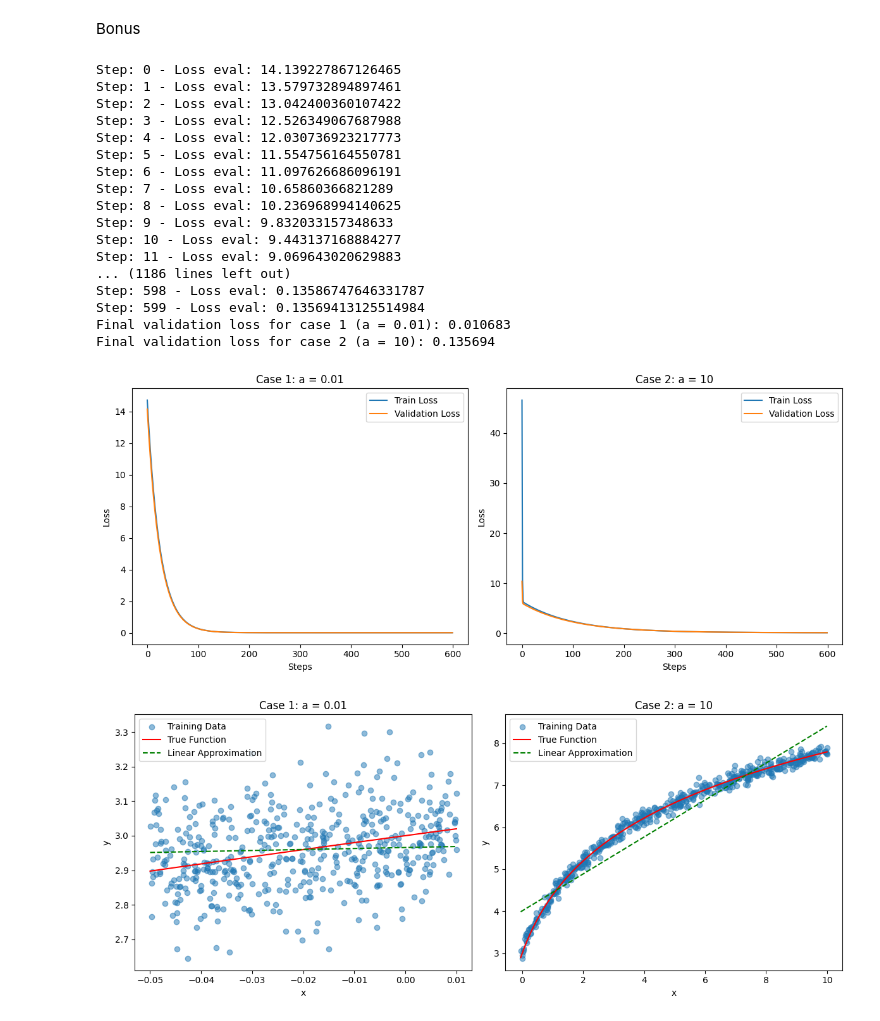
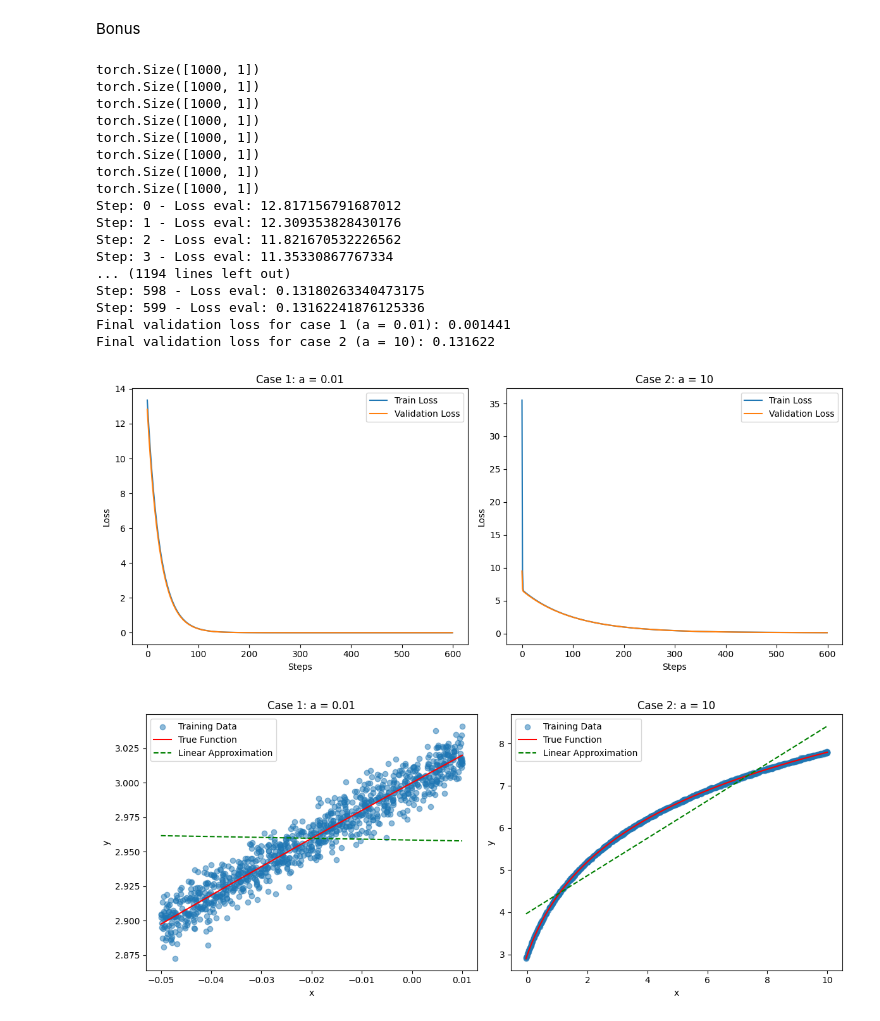
Before and after one commit to dami013/DeepLearning, a Jupyter notebook: assignment1/assignment.ipynb, the cells around one changed output. Drawn from its saved outputs; the diff is of its cells as text; code cells hidden in the pictures.

```diff
--- a/assignment1/assignment.ipynb
+++ b/assignment1/assignment.ipynb
@@ -252,12 +252,11 @@ plt.show()
 # %% [markdown]
 Bonus
 # %%
-def create_dataset(f, x_range, sample_size, sigma, seed=42):
+def create_dataset_log(f, x_range, sample_size, sigma, seed=42):
     torch.manual_seed(seed)
     x_min, x_max = x_range
     X = torch.rand(sample_size) * (x_max - x_min) + x_min
-    y = f(X)
-    y += torch.normal(torch.zeros(sample_size), sigma*torch.ones(sample_size))
+    y = f(X) + torch.normal(torch.zeros(sample_size), sigma*torch.ones(sample_size))
     return X.reshape(-1, 1), y.reshape(-1, 1)
 
 def f(x):
@@ -294,15 +293,22 @@ x_range1 = (-0.05, 0.01)
 # Case 2: a = 10
 x_range2 = (-0.05, 10)
 
-sample_size = 500
-sigma = 0.1
+sample_size = 1000 # 500
+sigma = 0.01 # 0.1
 
-X_train1, y_train1 = create_dataset(f, x_range1, sample_size, sigma, seed=0)
-X_val1, y_val1 = create_dataset(f, x_range1, sample_size , sigma, seed=1)
+X_train1, y_train1 = create_dataset_log(f, x_range1, sample_size, sigma, seed=0)
+X_val1, y_val1 = create_dataset_log(f, x_range1, sample_size , sigma, seed=1)
 
-X_train2, y_train2 = create_dataset(f, x_range2, sample_size, sigma, seed=0)
-X_val2, y_val2 = create_dataset(f, x_range2, sample_size , sigma, seed=1)
-
+X_train2, y_train2 = create_dataset_log(f, x_range2, sample_size, sigma, seed=0)
+X_val2, y_val2 = create_dataset_log(f, x_range2, sample_size , sigma, seed=1)
+print(X_train1.shape)
+print(y_train1.shape)
+print(X_val1.shape)
+print(y_val1.shape)
+print(X_train2.shape)
+print(y_train2.shape)
+print(X_val2.shape)
+print(y_val2.shape)
 model1, train_losses1, val_losses1 = train_and_evaluate(X_train1, y_train1, X_val1, y_val1)
 model2, train_losses2, val_losses2 = train_and_evaluate(X_train2, y_train2, X_val2, y_val2)
 
@@ -329,49 +335,49 @@ plt.legend()
 
 plt.tight_layout()
 plt.show()
 
 # Plotting the true function and linear approximations
 x1 = torch.linspace(-0.05, 0.01, 100).reshape(-1, 1)
 x2 = torch.linspace(-0.05, 10, 100).reshape(-1, 1)
 
 plt.figure(figsize=(12, 5))
 plt.subplot(1, 2, 1)
 plt.scatter(X_train1, y_train1, alpha=0.5, label='Training Data')
 plt.plot(x1, f(x1), 'r-', label='True Function')
 plt.plot(x1, model1(x1).detach(), 'g--', label='Linear Approximation')
 plt.title('Case 1: a = 0.01')
 plt.xlabel('x')
 plt.ylabel('y')
 plt.legend()
 
 plt.subplot(1, 2, 2)
 plt.scatter(X_train2, y_train2, alpha=0.5, label='Training Data')
 plt.plot(x2, f(x2), 'r-', label='True Function')
 plt.plot(x2, model2(x2).detach(), 'g--', label='Linear Approximation')
 plt.title('Case 2: a = 10')
 plt.xlabel('x')
 plt.ylabel('y')
 plt.legend()
 
 plt.tight_layout()
 plt.show()
 # %% [output]
-Step: 0 - Loss eval: 14.139227867126465
-Step: 1 - Loss eval: 13.579732894897461
-Step: 2 - Loss eval: 13.042400360107422
-Step: 3 - Loss eval: 12.526349067687988
-Step: 4 - Loss eval: 12.030736923217773
-Step: 5 - Loss eval: 11.554756164550781
-Step: 6 - Loss eval: 11.097626686096191
-Step: 7 - Loss eval: 10.65860366821289
-Step: 8 - Loss eval: 10.236968994140625
-Step: 9 - Loss eval: 9.832033157348633
-Step: 10 - Loss eval: 9.443137168884277
-Step: 11 - Loss eval: 9.069643020629883
-... (1186 lines left out)
-Step: 598 - Loss eval: 0.13586747646331787
-Step: 599 - Loss eval: 0.13569413125514984
-Final validation loss for case 1 (a = 0.01): 0.010683
-Final validation loss for case 2 (a = 10): 0.135694
+torch.Size([1000, 1])
+torch.Size([1000, 1])
+torch.Size([1000, 1])
+torch.Size([1000, 1])
+torch.Size([1000, 1])
+torch.Size([1000, 1])
+torch.Size([1000, 1])
+torch.Size([1000, 1])
+Step: 0 - Loss eval: 12.817156791687012
+Step: 1 - Loss eval: 12.309353828430176
+Step: 2 - Loss eval: 11.821670532226562
+Step: 3 - Loss eval: 11.35330867767334
+... (1194 lines left out)
+Step: 598 - Loss eval: 0.13180263340473175
+Step: 599 - Loss eval: 0.13162241876125336
+Final validation loss for case 1 (a = 0.01): 0.001441
+Final validation loss for case 2 (a = 10): 0.131622
-[figure, old version]
+[figure, new version]
-[figure, old version]
+[figure, new version]
```
Also changed, not shown: 1 other file.
